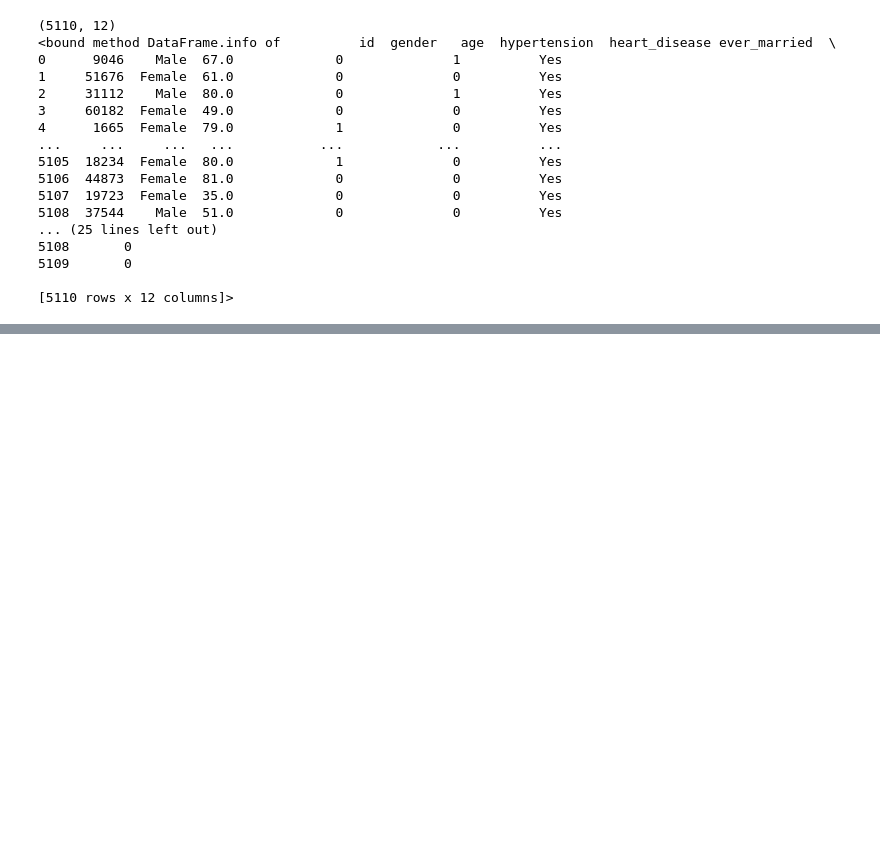
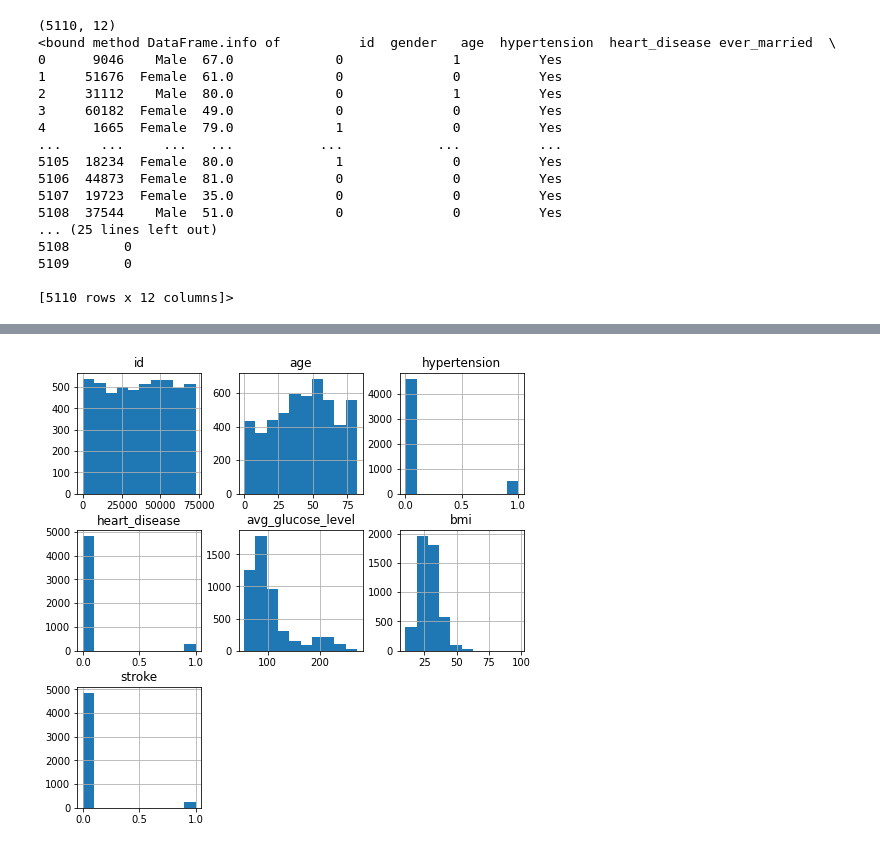
Before and after one commit to Germplus/Stroke-prediction-, a Jupyter notebook: main.ipynb, the cells around one changed output, grey strips where cells are left out. Cells and saved outputs as stored; diff of their text form; code cells hidden in the pictures; blank space fills up the shorter version.

```diff
--- a/main.ipynb
+++ b/main.ipynb
@@ -73,0 +95,6 @@ Percentage of patient did not have a stroke: 95.13 % --> (4861 patient)
+# %%
+# data skew
+numerical = ['age','avg_glucose_level','bmi']
+my_data.hist(figsize=(8,8));
+# %% [output]
+[figure, added]
```
Also changed, not shown: parts of 15 cells of this notebook.
